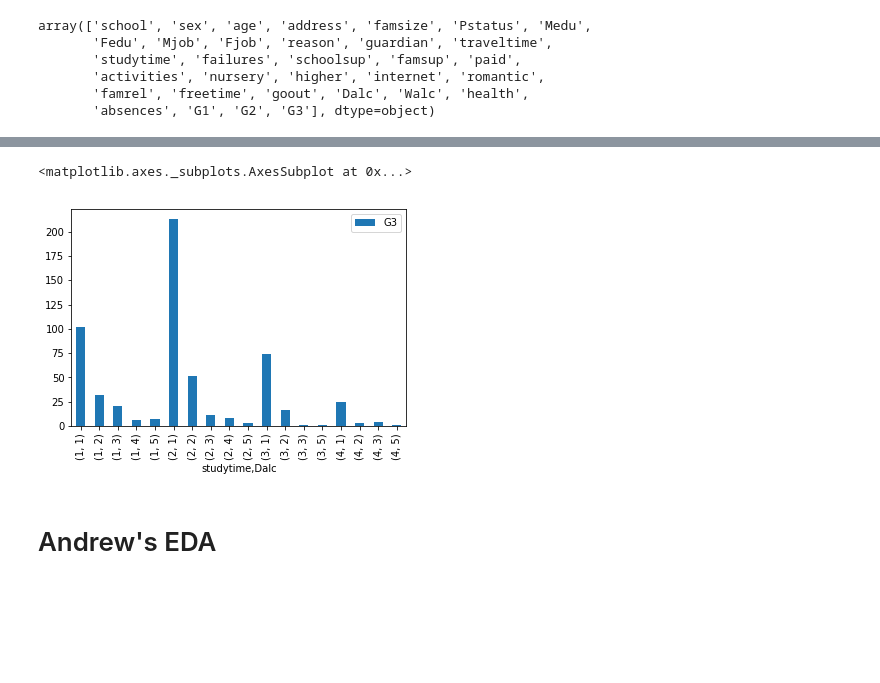
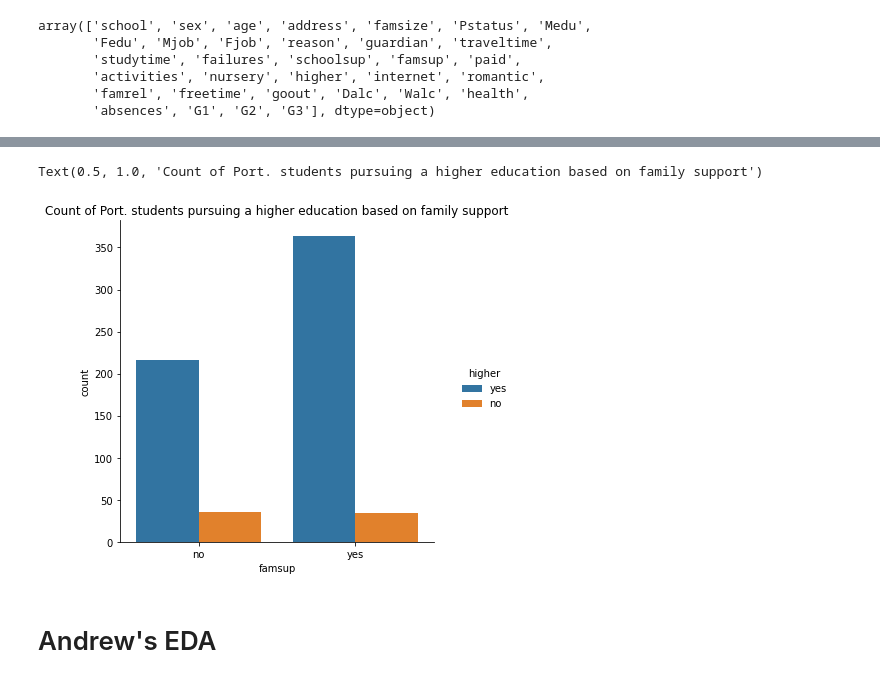
Before and after one commit to arenriquez/data144finalproj, a Jupyter notebook: Untitled.ipynb, the cells around one changed output, grey strips where cells are left out. Cells and saved outputs as stored; diff of their text form; code cells hidden in the pictures; blank space fills up the shorter version.

```diff
--- a/Untitled.ipynb
+++ b/Untitled.ipynb
@@ -120,10 +89,9 @@ port_higher_yes.groupby(['nursery', 'famsup']).count()[['G3']].plot.bar()
-# %%
-# Counts of students wanting higher education in portuguese courses
-# based on studytime and Dalc
-port_higher_yes.groupby(['studytime', 'Dalc']).count()[['G3']].plot.bar()
-# %% [output]
-<matplotlib.axes._subplots.AxesSubplot at 0x...>
-[figure, removed]
+# %%
+sns.catplot(x='famsup', kind='count', hue = 'higher', data=port)
+plt.title("Count of Port. students pursuing a higher education based on family support")
+# %% [output]
+Text(0.5, 1.0, 'Count of Port. students pursuing a higher education based on family support')
+[figure, added]
 # %% [markdown]
 # Andrew's EDA
 # %%
```
Also changed, not shown: parts of 59 cells of this notebook.
